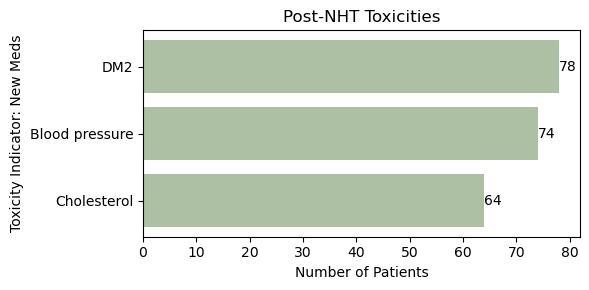
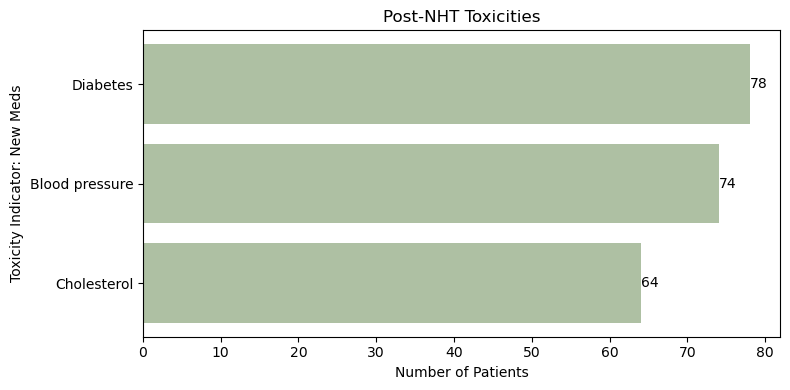
Code edit (unified diff) that turned the first committed figure into the second:
--- before
+++ after
@@ -8,8 +8,8 @@
 
 #labels = list(counts.keys())
-labels = ["Cholesterol", "Blood pressure", "DM2"]
+labels = ["Cholesterol", "Blood pressure", "Diabetes"]
 values = list(counts.values())
 
-fig, ax = plt.subplots(figsize=(6,3))
+fig, ax = plt.subplots(figsize=(8,4))
 bars = ax.barh(labels, values, color='#aec0a3')
 

Commit: updated trian's initial visuals